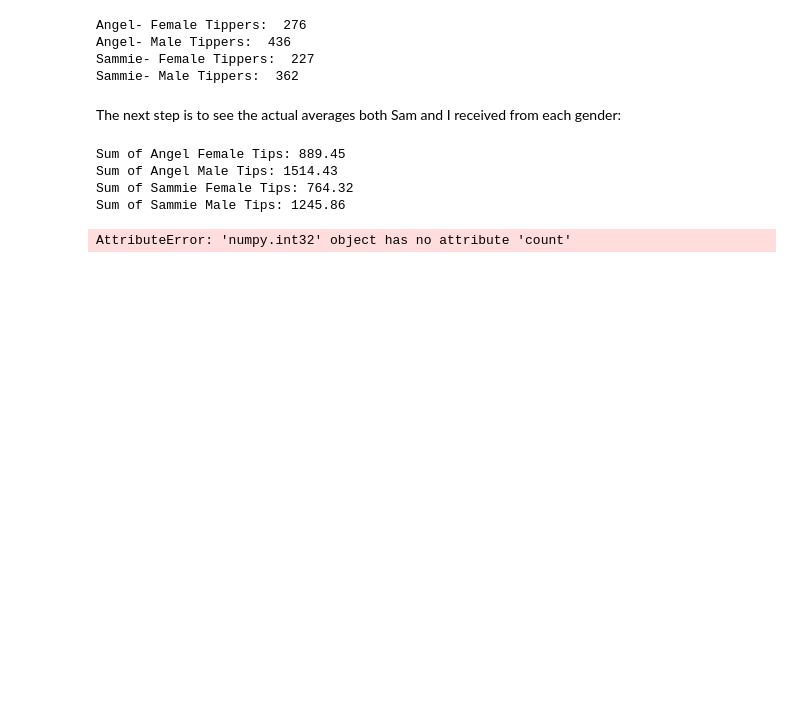
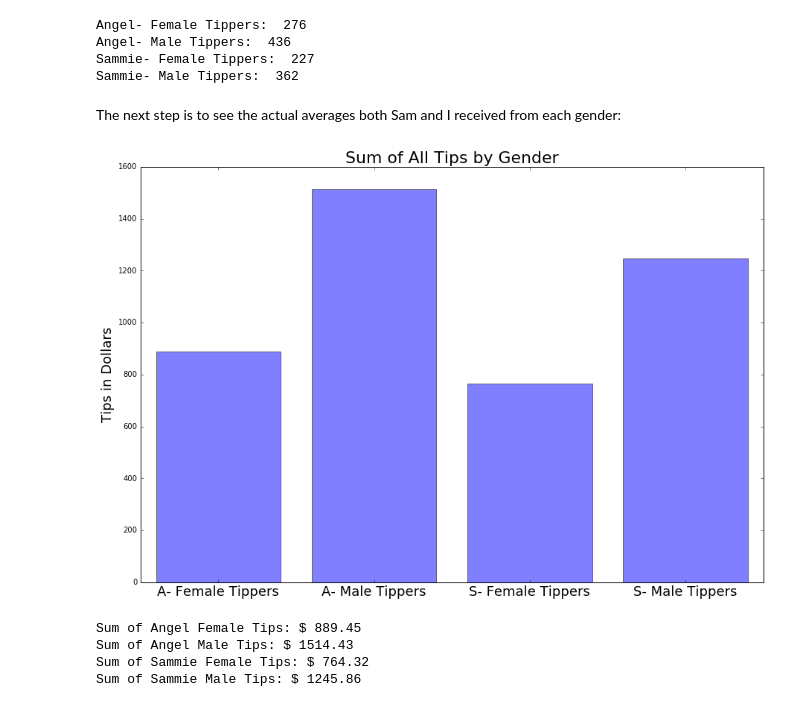
Before and after one commit to angelddaz/pizza_delivery, a Jupyter notebook: Jupyter Notebooks/002pizza_gender_tipping.ipynb, the cells around one changed output. Drawn from its saved outputs; the diff is of its cells as text; code cells hidden in the pictures; blank space fills up the shorter version.

```diff
--- a/Jupyter Notebooks/002pizza_gender_tipping.ipynb
+++ b/Jupyter Notebooks/002pizza_gender_tipping.ipynb
@@ -117,46 +118,36 @@ Sammie- Male Tippers:  362
 # %% [markdown]
 The next step is to see the actual averages both Sam and I received from each gender:
 # %%
+#Grabbing all four sums
 aFsum = aDels.loc[aDels['GenderOfTipper'] == 'Female', 'Tip'].sum()
 aMsum = aDels.loc[aDels['GenderOfTipper'] == 'Male', 'Tip'].sum()
 sFsum = sDels.loc[sDels['GenderOfTipper'] == 'Female', 'Tip'].sum()
 sMsum = sDels.loc[sDels['GenderOfTipper'] == 'Male', 'Tip'].sum()
 
-print "Sum of Angel Female Tips:", aFsum
-print "Sum of Angel Male Tips:", aMsum
-print "Sum of Sammie Female Tips:", sFsum
-print "Sum of Sammie Male Tips:", sMsum
 
-#fix fix fix
-aFsum = aDels.loc[aDels['GenderOfTipper'] == 'Female', 'Tip'].count()
-aMsum = aDels.loc[aDels['GenderOfTipper'] == 'Male', 'Tip'].sum()
-sFsum = sDels.loc[sDels['GenderOfTipper'] == 'Female', 'Tip'].sum()
-sMsum = sDels.loc[sDels['GenderOfTipper'] == 'Male', 'Tip'].sum()
+#objects was created in the previous bar chart creation
+xvals = [aFsum, aMsum, sFsum, sMsum]
 
+pl.bar(y_pos, xvals, align='center', alpha=0.5)
+pl.xticks(y_pos, objects, fontsize=18)
+pl.ylabel('Tips in Dollars', fontsize=18)
+pl.title('Sum of All Tips by Gender', fontsize=22)
+pl.rcParams['figure.figsize'] = (15, 10)
+pl.show()
 
-lala = aFsum.count()
-print lala
+print "Sum of Angel Female Tips: $", aFsum
+print "Sum of Angel Male Tips: $", aMsum
+print "Sum of Sammie Female Tips: $", sFsum
+print "Sum of Sammie Male Tips: $", sMsum, "\n"
 
-aFavg = aFsum
-aMavg = aMsum
-sFavg = sFsum
-sMavg = sMsum
-
-
-#The following two lines are to confirm that my 'queries' work. They seem to have worked.
-#aFDels = aDels.loc[data['GenderOfTipper']=='Female'][['Tip', 'GenderOfTipper']] #Angel Female deliveries
-#print aFDels.tail()
-
-
-Tip = aFDels.Tip
-
-aFemSum = aFDels.sum(axis=1)
-aMaleSum = 0
-sFemSum = 0
-sMaleSum = 0
+#The following lines are to confirm that my 'queries' work. They seem to have worked.
+#x = aDels.loc[data['GenderOfTipper']=='Female'][['Tip', 'GenderOfTipper']] #Angel Female deliveries
+#print x.tail()
+#x = sDels.loc[sDels['GenderOfTipper'] == 'Male'][['Tip', 'GenderOfTipper']] #Angel Female deliveries
+#print x.tail()
 # %% [output]
+[figure, added]
-Sum of Angel Female Tips: 889.45
-Sum of Angel Male Tips: 1514.43
-Sum of Sammie Female Tips: 764.32
-Sum of Sammie Male Tips: 1245.86
+Sum of Angel Female Tips: $ 889.45
+Sum of Angel Male Tips: $ 1514.43
+Sum of Sammie Female Tips: $ 764.32
+Sum of Sammie Male Tips: $ 1245.86
-AttributeError: 'numpy.int32' object has no attribute 'count'
```
Also changed, not shown: parts of 11 cells of this notebook.
